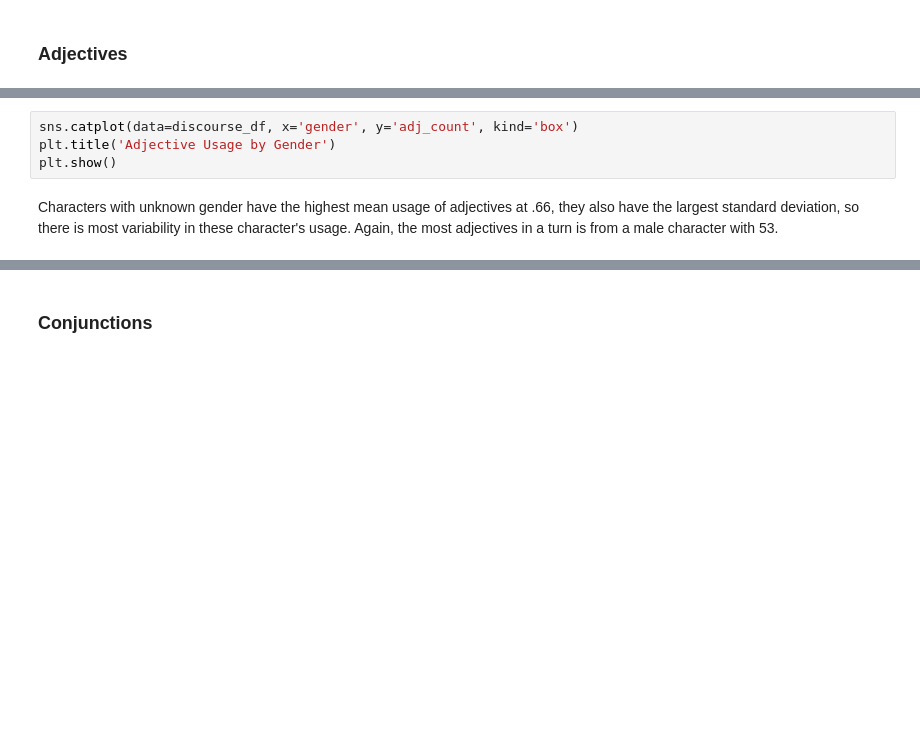
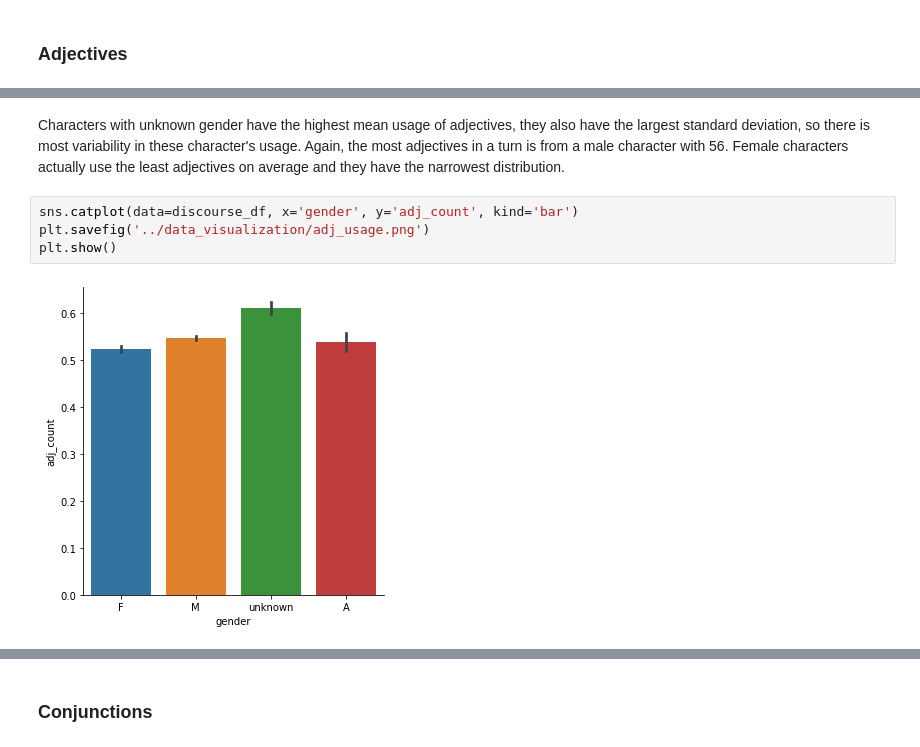
Before and after one commit to Data-Science-for-Linguists-2023/Movie-Gender-Dialogue-Analysis, a Jupyter notebook: analysis_notebooks/POS_Analysis.ipynb, the cells around one changed output, grey strips where cells are left out. Saved outputs shown, nothing was run; the diff lists cells and outputs as text; blank space fills up the shorter version.

```diff
--- a/analysis_notebooks/POS_Analysis.ipynb
+++ b/analysis_notebooks/POS_Analysis.ipynb
@@ -112,6 +163,8 @@ discourse_df.groupby('gender').agg({'adj_count': ['mean', 'min', 'max', 'std']})
-# %%
-sns.catplot(data=discourse_df, x='gender', y='adj_count', kind='box')
-plt.title('Adjective Usage by Gender')
-plt.show()
 # %% [markdown]
-Characters with unknown gender have the highest mean usage of adjectives at .66, they also have the largest standard deviation, so there is most variability in these character's usage. Again, the most adjectives in a turn is from a male character with 53.
+Characters with unknown gender have the highest mean usage of adjectives, they also have the largest standard deviation, so there is most variability in these character's usage. Again, the most adjectives in a turn is from a male character with 56. Female characters actually use the least adjectives on average and they have the narrowest distribution.
+# %%
+sns.catplot(data=discourse_df, x='gender', y='adj_count', kind='bar')
+plt.savefig('../data_visualization/adj_usage.png')
+plt.show()
+# %% [output]
+[figure, added]
```
Also changed, not shown: parts of 36 cells of this notebook.
